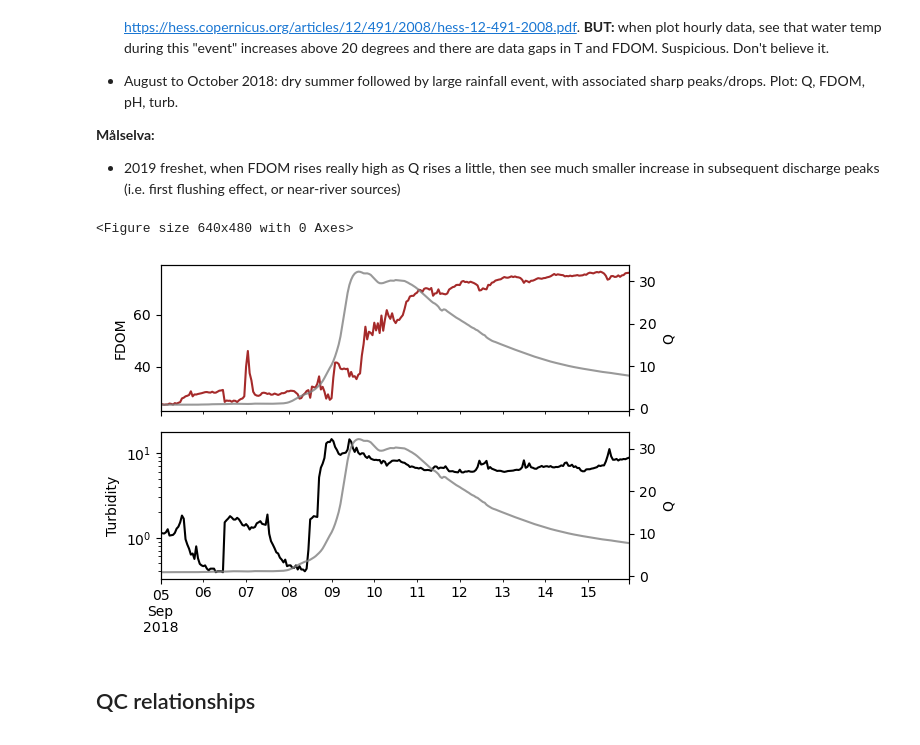
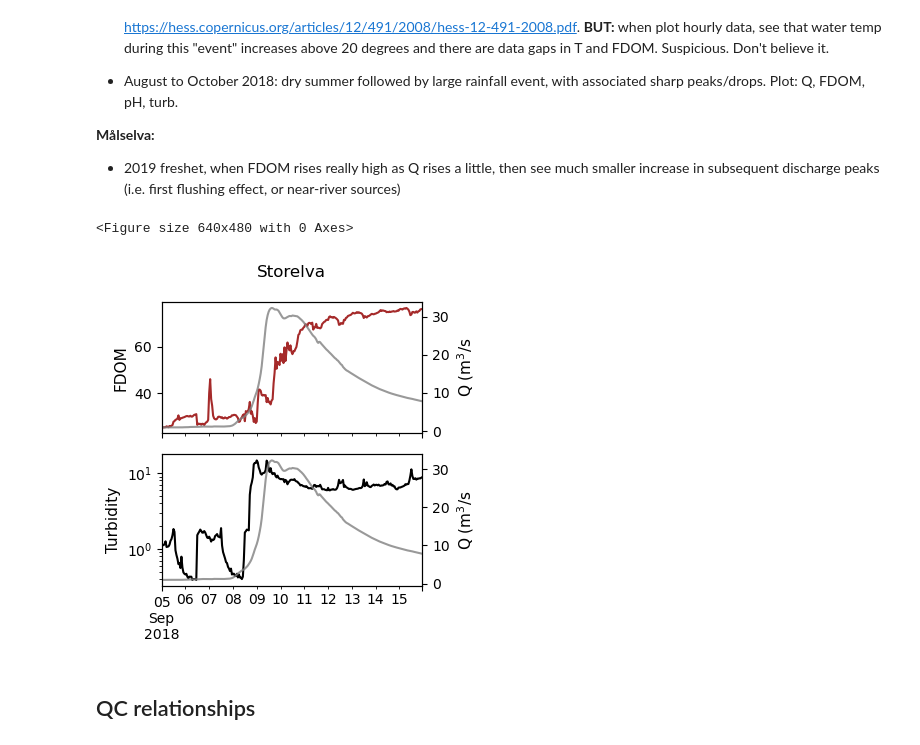
Before and after one commit to NIVANorge/maalselva, a Jupyter notebook: 2022_MD/code/md_option4_python.ipynb, the cells around one changed output. Saved outputs shown, nothing was run; the diff lists cells and outputs as text; code cells hidden in the pictures.

Commit message:
Small updates to figures and stats

```diff
--- a/2022_MD/code/md_option4_python.ipynb
+++ b/2022_MD/code/md_option4_python.ipynb
@@ -260,0 +244,28 @@ plt.savefig(r'../figures/timeseries_all-data_%s.png' %site)
+# %%
+# Get sampling dates for plotting below
+samp_dates = df.loc[df['grab_sample'] == True].index.values
+
+colours = ['blue', 'red', 'blue', 'brown', 'indigo', 'green', 'red', 'black']
+
+fig, axs = plt.subplots(len(df.columns)-1, 1, sharex=True, figsize=(17, 10))
+
+for i, var in enumerate(df.columns[:-1]):
+    # Plot sampling dates as vertical lines
+    for date in samp_dates:
+        axs[i].axvline(date, color='0.8', linestyle='--', linewidth=0.8)
+
+    if var == 'Pptn':
+        axs[i].bar(df.index, df[var], width=1)
+    else:
+        axs[i].plot(df.index, df[var], marker='', color=colours[i])
+
+    axs[i].set_ylabel(df.columns[i])
+    if var == 'Turbidity':
+        axs[i].set_yscale("log")
+
+    # Sort out xaxis limits (the buffer was too big by default)
+    axs[i].margins(0.0)
+
+# plt.suptitle("%s" % site_name_dict[site], size=12);
+plt.tight_layout()
+plt.savefig(r'../figures/timeseries_all-data_%s.png' % site, dpi=150)
@@ -491,39 +504,40 @@ zoom_periods_dict = {'Storelva': ['2018-09-05', '2018-09-15',
                                   ['FDOM', 'Turbidity']],
                      'Malselva': ['2019-04-01', '2019-07-01',
                                   ['FDOM', 'Turbidity']]
                     }
 
-figsize_dict = {'Storelva': (6, 4),
-                'Malselva': (8, 4)}
+figsize_dict = {'Storelva': (4, 4),
+                'Malselva': (4, 4)}
 
 li = zoom_periods_dict[site]
 
 zoom_df = df_hourly.loc[li[0]: li[1], li[2]+['Q']]
 
 # Time series plot
 fig = plt.figure()
 axs = zoom_df[li[2]].plot(subplots=True, legend=False,
                           style=['brown', 'black'], figsize=figsize_dict[site]);
 
 for i, ax in enumerate(axs):
     ax2 = zoom_df['Q'].plot(secondary_y=True, color='grey', ax=axs[i],
                             mark_right=False, alpha=0.8)
     var = zoom_df.columns[i]
 
     if var == 'Turbidity':
         axs[i].set_yscale("log")
 
-    axs[i].set_ylabel(zoom_df.columns[i])
-    ax2.set_ylabel('Q')
+    axs[i].set_ylabel(zoom_df.columns[i], size=11)
+    ax2.set_ylabel('Q (m$^3$/s', size=11)
     axs[i].set_xlabel('')
+    axs[i].tick_params(axis='x', labelsize=10)
 
-# plt.suptitle("%s" % site_name_dict[site], size=12);
+plt.suptitle("%s" % site_name_dict[site], size=12);
 
 plt.tight_layout()
 plt.savefig(r'../figures/timeseries_event-example_%s.png' % site)
 # %% [output]
 <Figure size 640x480 with 0 Axes>
-[figure, old version]
+[figure, new version]
 # %%
 # zoom_df.to_csv('../data/%s_%s_to_%s.csv' %(site, li[0], li[1]))
 # %% [markdown]
```
Also changed, not shown: parts of 11 cells of this notebook, 6 other files.
